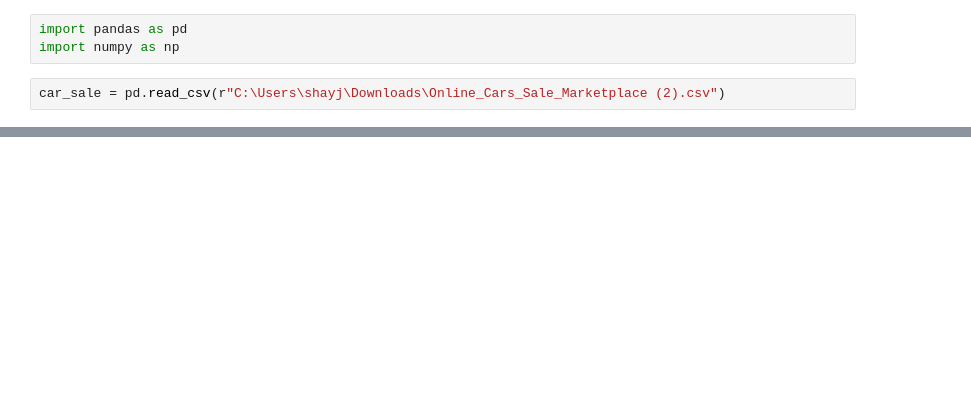
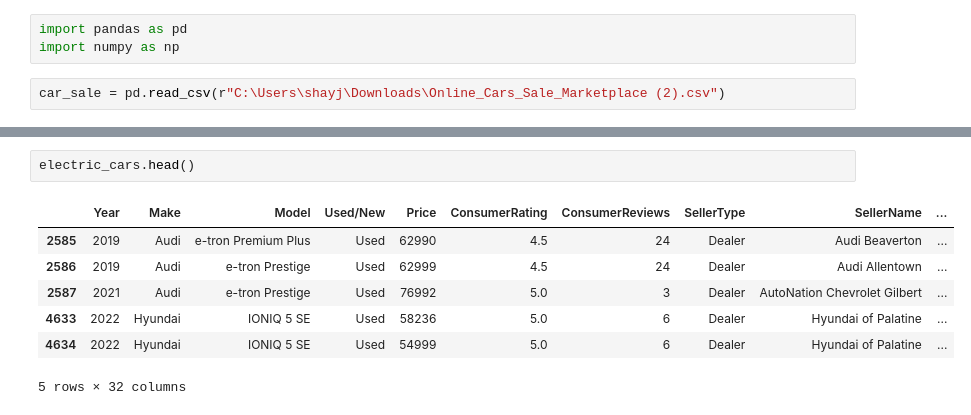
Before and after one commit to nvanderkaay/Data-Wizards-Group-Project, a Jupyter notebook: Justins-work-in-progress-folder/Question 6.ipynb, the cells around one changed output, grey strips where cells are left out. Cells and saved outputs as stored; diff of their text form; blank space fills up the shorter version.

```diff
--- a/Justins-work-in-progress-folder/Question 6.ipynb
+++ b/Justins-work-in-progress-folder/Question 6.ipynb
@@ -20,0 +68,10 @@ car_sale
+# %%
+electric_cars.head()
+# %% [output]
+|  | Year | Make | Model | Used/New | Price | ConsumerRating | ConsumerReviews | SellerType | SellerName | ... |
+| 2585 | 2019 | Audi | e-tron Premium Plus | Used | 62990 | 4.5 | 24 | Dealer | Audi Beaverton | ... |
+| 2586 | 2019 | Audi | e-tron Prestige | Used | 62999 | 4.5 | 24 | Dealer | Audi Allentown | ... |
+| 2587 | 2021 | Audi | e-tron Prestige | Used | 76992 | 5.0 | 3 | Dealer | AutoNation Chevrolet Gilbert | ... |
+| 4633 | 2022 | Hyundai | IONIQ 5 SE | Used | 58236 | 5.0 | 6 | Dealer | Hyundai of Palatine | ... |
+| 4634 | 2022 | Hyundai | IONIQ 5 SE | Used | 54999 | 5.0 | 6 | Dealer | Hyundai of Palatine | ... |
+5 rows × 32 columns
```
Also changed, not shown: parts of 10 cells of this notebook, 1 other file.
